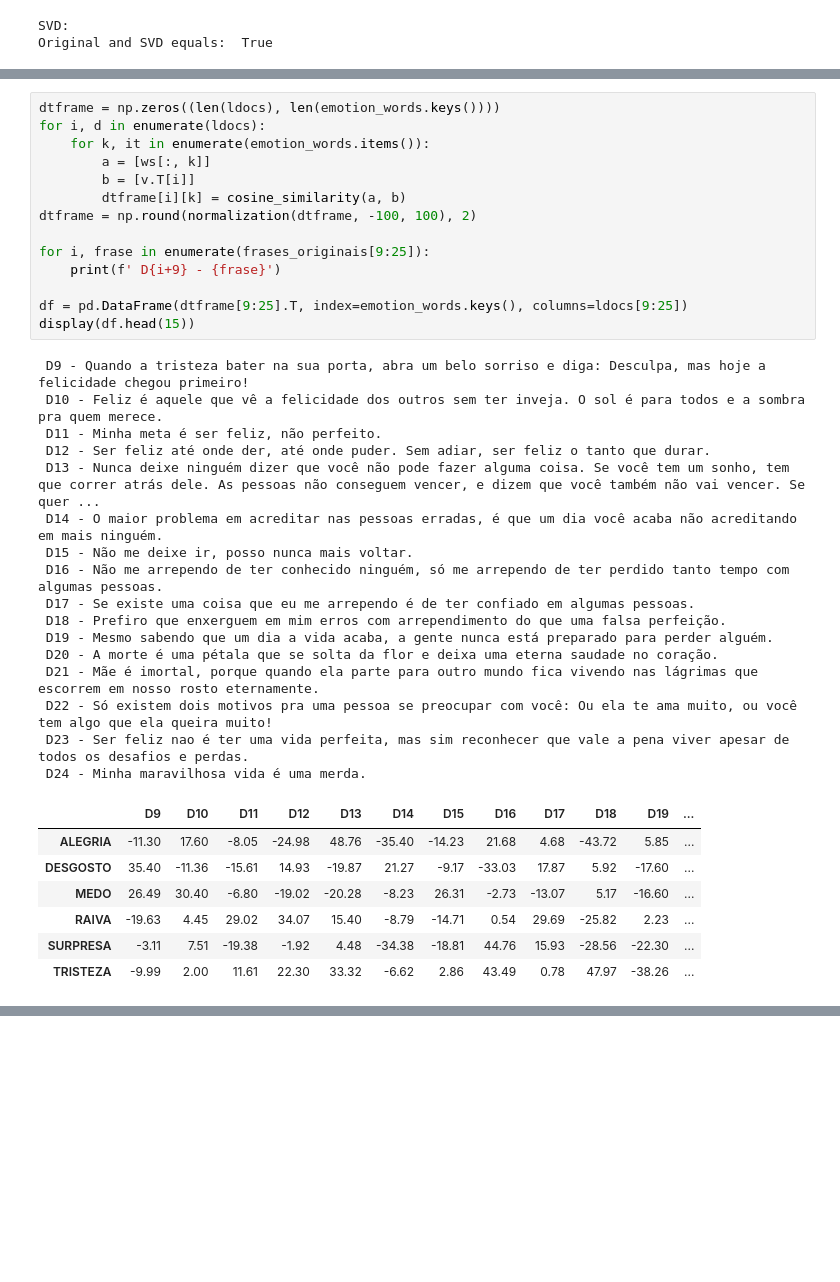
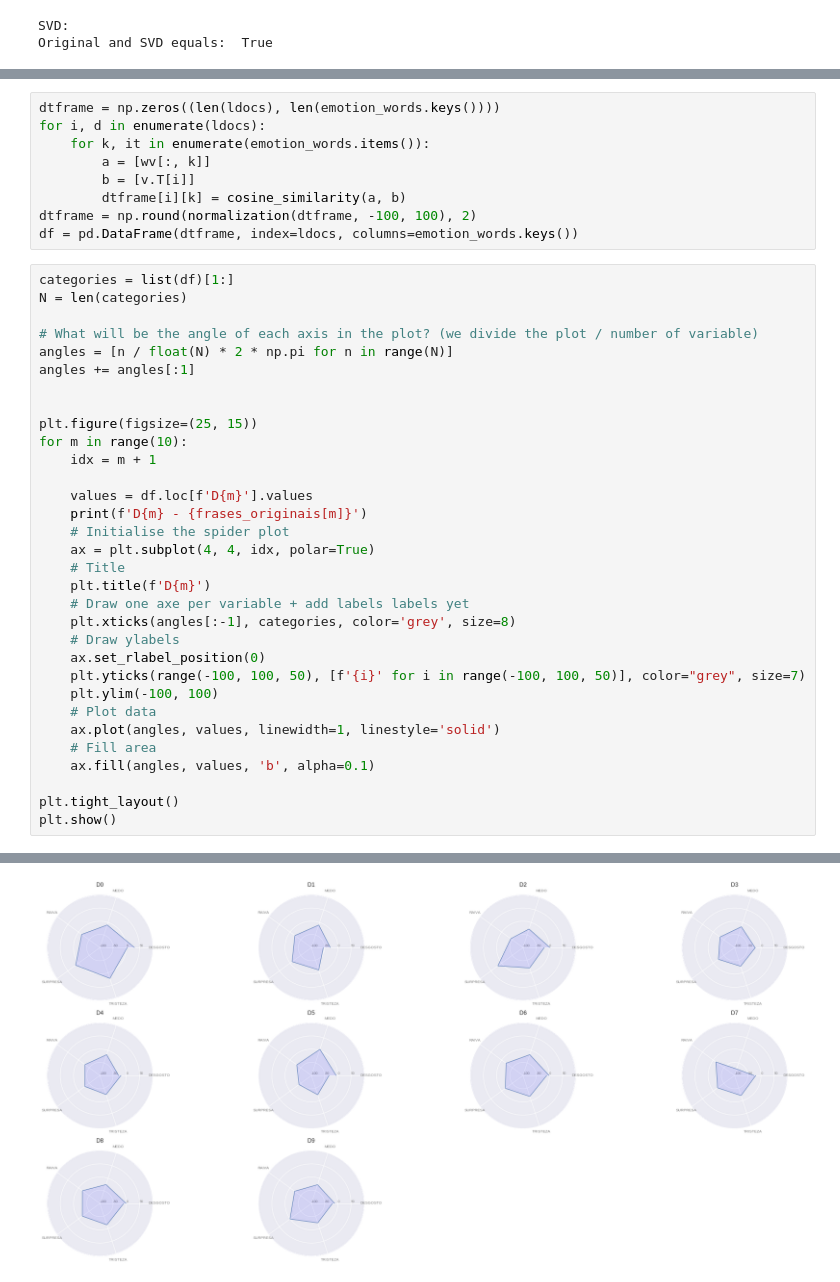
Before and after one commit to rdenadai/TxtP-Study-Notebooks, a Jupyter notebook: notebooks/text_classification_example.ipynb, the cells around one changed output, grey strips where cells are left out. Cells and saved outputs as stored; diff of their text form; blank space fills up the shorter version.

Commit message:
Radar charts

```diff
--- a/notebooks/text_classification_example.ipynb
+++ b/notebooks/text_classification_example.ipynb
@@ -521,37 +619,41 @@ display(df[
 dtframe = np.zeros((len(ldocs), len(emotion_words.keys())))
 for i, d in enumerate(ldocs):
     for k, it in enumerate(emotion_words.items()):
-        a = [ws[:, k]]
+        a = [wv[:, k]]
         b = [v.T[i]]
         dtframe[i][k] = cosine_similarity(a, b)
 dtframe = np.round(normalization(dtframe, -100, 100), 2)
-
-for i, frase in enumerate(frases_originais[9:25]):
-    print(f' D{i+9} - {frase}')
-
-df = pd.DataFrame(dtframe[9:25].T, index=emotion_words.keys(), columns=ldocs[9:25])
-display(df.head(15))
+df = pd.DataFrame(dtframe, index=ldocs, columns=emotion_words.keys())
-# %% [output]
- D9 - Quando a tristeza bater na sua porta, abra um belo sorriso e diga: Desculpa, mas hoje a felicidade chegou primeiro!
- D10 - Feliz é aquele que vê a felicidade dos outros sem ter inveja. O sol é para todos e a sombra pra quem merece.
- D11 - Minha meta é ser feliz, não perfeito.
- D12 - Ser feliz até onde der, até onde puder. Sem adiar, ser feliz o tanto que durar.
- D13 - Nunca deixe ninguém dizer que você não pode fazer alguma coisa. Se você tem um sonho, tem que correr atrás dele. As pessoas não conseguem vencer, e dizem que você também não vai vencer. Se quer ...
- D14 - O maior problema em acreditar nas pessoas erradas, é que um dia você acaba não acreditando em mais ninguém.
- D15 - Não me deixe ir, posso nunca mais voltar.
- D16 - Não me arrependo de ter conhecido ninguém, só me arrependo de ter perdido tanto tempo com algumas pessoas.
- D17 - Se existe uma coisa que eu me arrependo é de ter confiado em algumas pessoas.
- D18 - Prefiro que enxerguem em mim erros com arrependimento do que uma falsa perfeição.
- D19 - Mesmo sabendo que um dia a vida acaba, a gente nunca está preparado para perder alguém.
- D20 - A morte é uma pétala que se solta da flor e deixa uma eterna saudade no coração.
- D21 - Mãe é imortal, porque quando ela parte para outro mundo fica vivendo nas lágrimas que escorrem em nosso rosto eternamente.
- D22 - Só existem dois motivos pra uma pessoa se preocupar com você: Ou ela te ama muito, ou você tem algo que ela queira muito!
- D23 - Ser feliz nao é ter uma vida perfeita, mas sim reconhecer que vale a pena viver apesar de todos os desafios e perdas.
- D24 - Minha maravilhosa vida é uma merda.
-|  | D9 | D10 | D11 | D12 | D13 | D14 | D15 | D16 | D17 | D18 | D19 | ... |
-| ALEGRIA | -11.30 | 17.60 | -8.05 | -24.98 | 48.76 | -35.40 | -14.23 | 21.68 | 4.68 | -43.72 | 5.85 | ... |
-| DESGOSTO | 35.40 | -11.36 | -15.61 | 14.93 | -19.87 | 21.27 | -9.17 | -33.03 | 17.87 | 5.92 | -17.60 | ... |
-| MEDO | 26.49 | 30.40 | -6.80 | -19.02 | -20.28 | -8.23 | 26.31 | -2.73 | -13.07 | 5.17 | -16.60 | ... |
-| RAIVA | -19.63 | 4.45 | 29.02 | 34.07 | 15.40 | -8.79 | -14.71 | 0.54 | 29.69 | -25.82 | 2.23 | ... |
-| SURPRESA | -3.11 | 7.51 | -19.38 | -1.92 | 4.48 | -34.38 | -18.81 | 44.76 | 15.93 | -28.56 | -22.30 | ... |
-| TRISTEZA | -9.99 | 2.00 | 11.61 | 22.30 | 33.32 | -6.62 | 2.86 | 43.49 | 0.78 | 47.97 | -38.26 | ... |
+# %%
+categories = list(df)[1:]
+N = len(categories)
+
+# What will be the angle of each axis in the plot? (we divide the plot / number of variable)
+angles = [n / float(N) * 2 * np.pi for n in range(N)]
+angles += angles[:1]
+
+
+plt.figure(figsize=(25, 15))
+for m in range(10):
+    idx = m + 1
+
+    values = df.loc[f'D{m}'].values
+    print(f'D{m} - {frases_originais[m]}')
+    # Initialise the spider plot
+    ax = plt.subplot(4, 4, idx, polar=True)
+    # Title
+    plt.title(f'D{m}')
+    # Draw one axe per variable + add labels labels yet
+    plt.xticks(angles[:-1], categories, color='grey', size=8)
+    # Draw ylabels
+    ax.set_rlabel_position(0)
+    plt.yticks(range(-100, 100, 50), [f'{i}' for i in range(-100, 100, 50)], color="grey", size=7)
+    plt.ylim(-100, 100)
+    # Plot data
+    ax.plot(angles, values, linewidth=1, linestyle='solid')
+    # Fill area
+    ax.fill(angles, values, 'b', alpha=0.1)
+
+plt.tight_layout()
+plt.show()
+# %% [output]
@@ -557,0 +670 @@ display(df.head(15))
+[figure, added]
```
Also changed, not shown: parts of 11 cells of this notebook.
